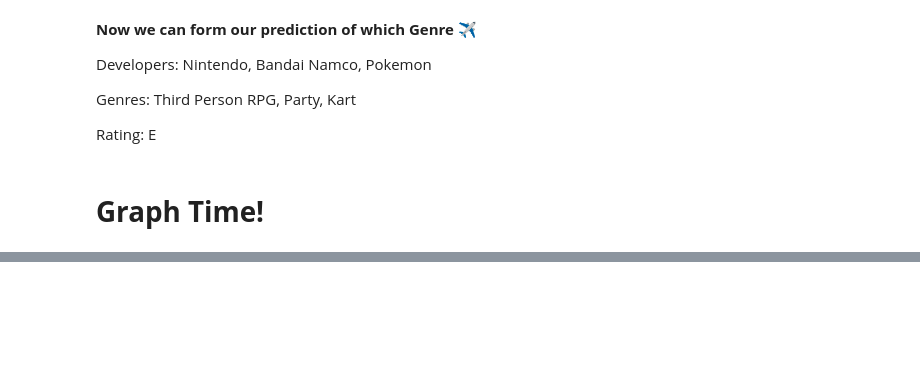
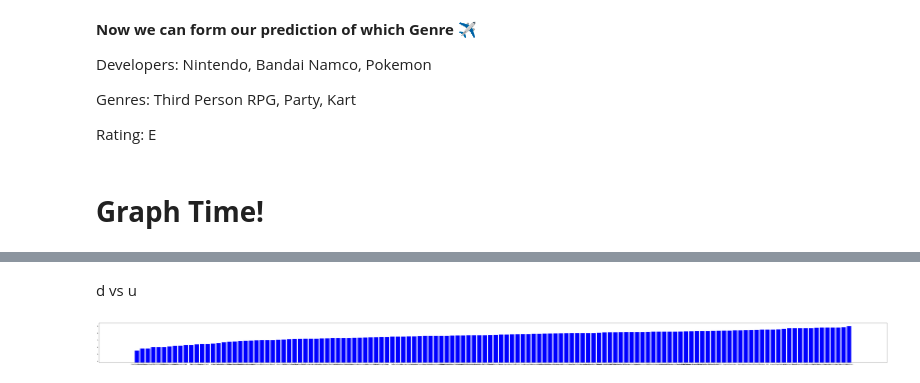
Before and after one commit to R-driste/3.3.1_for_5.13.23, a Jupyter notebook: NINTENDO.ipynb, the cells around one changed output, grey strips where cells are left out. Saved outputs shown, nothing was run; the diff lists cells and outputs as text; code cells hidden in the pictures; blank space fills up the shorter version.

```diff
--- a/NINTENDO.ipynb
+++ b/NINTENDO.ipynb
@@ -118,0 +129,10 @@ plt.show()
+# %% [markdown]
+d vs u
+# %%
+low = nintendo_df['User Score'].min()
+plt.rcParams['figure.figsize'] = [100,5]
+plt.bar('Developers','User Score', data=d_vs_u, color="blue")
+plt.ylim(low)
+plt.show()
+# %% [output]
+[figure, added]
```
Also changed, not shown: parts of 9 cells of this notebook.
